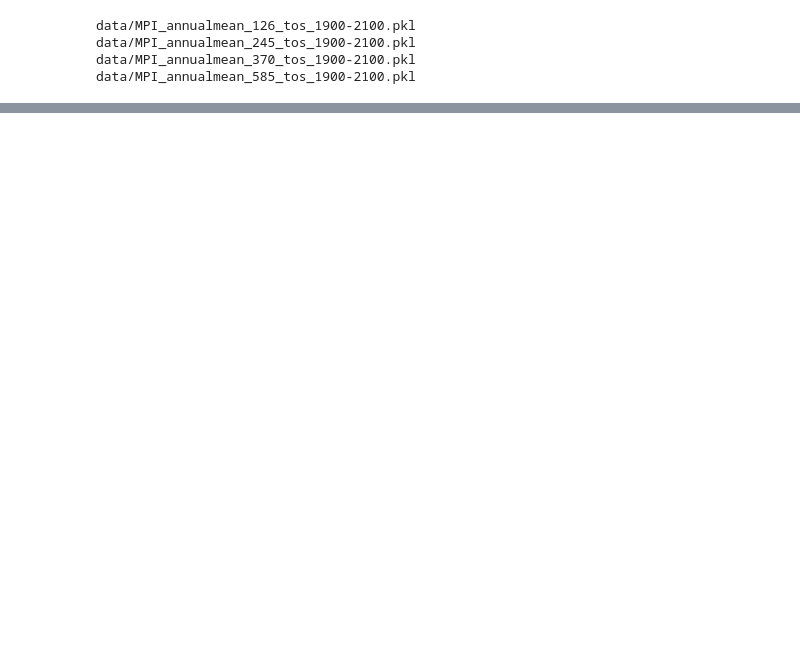
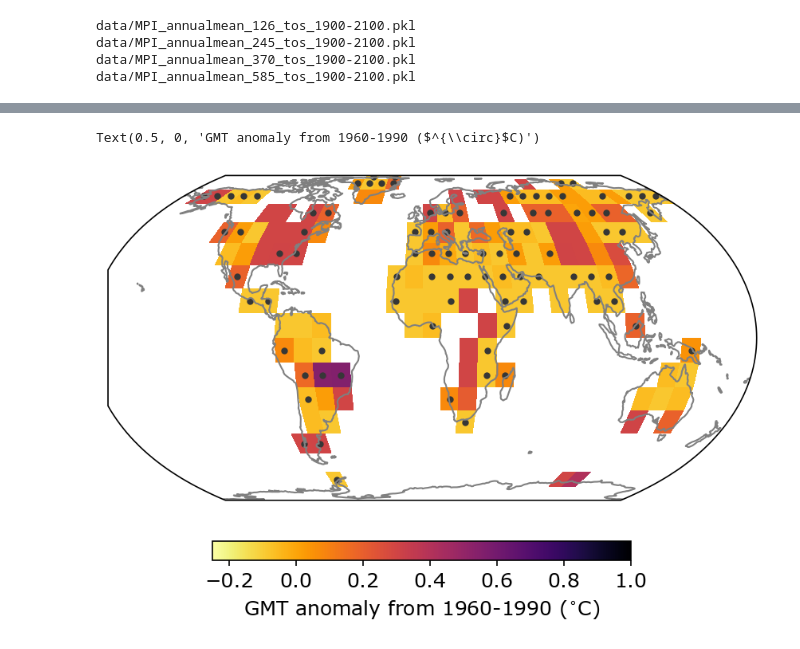
Before and after one commit to emily-gordy/predictability-emergence, a Jupyter notebook: ObsPredict.ipynb, the cells around one changed output, grey strips where cells are left out. Cells and saved outputs as stored; diff of their text form; code cells hidden in the pictures; blank space fills up the shorter version.

```diff
--- a/ObsPredict.ipynb
+++ b/ObsPredict.ipynb
@@ -234 +407,20 @@ ax.coastlines(color='gray')
+# %%
+lonsig = lonmesh[(np.percentile(obs_bs_bb,10,axis=0)>0)&~(np.isnan(obsfirstpositive))]
+latsig = latmesh[(np.percentile(obs_bs_bb,10,axis=0)>0)&~(np.isnan(obsfirstpositive))]
+
+obsfirstpositive[landmask] = np.nan
+
+plt.figure(figsize=(7,4))
+
+ax=plt.subplot(1,1,1,projection=ccrs.EqualEarth())
+c1=ax.pcolormesh(lonvec+5,latvec+5,obsfirstpositive,vmin=-0.25,vmax=1,cmap='inferno_r',transform=ccrs.PlateCarree())
+ax.scatter(lonsig,latsig,marker='.',color='xkcd:dark gray',transform=ccrs.PlateCarree())
+ax.coastlines(color='gray')
+
+cax = plt.axes((0.25,0.03,0.5,0.04))
+cbar=plt.colorbar(c1,cax,orientation='horizontal')
+cbar.ax.set_xlabel('GMT anomaly from 1960-1990 ($^{\circ}$C)')
+# %% [output]
+Text(0.5, 0, 'GMT anomaly from 1960-1990 ($^{\\circ}$C)')
+[figure, added]
 # %%
```
Also changed, not shown: parts of 20 cells of this notebook, 5 other files.
